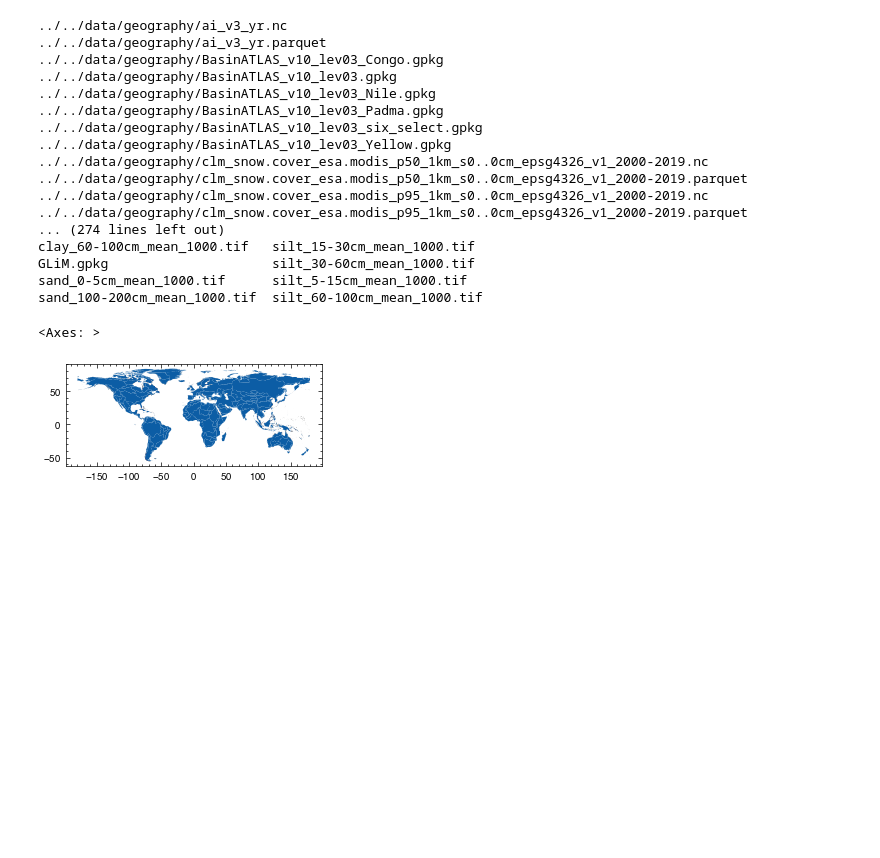
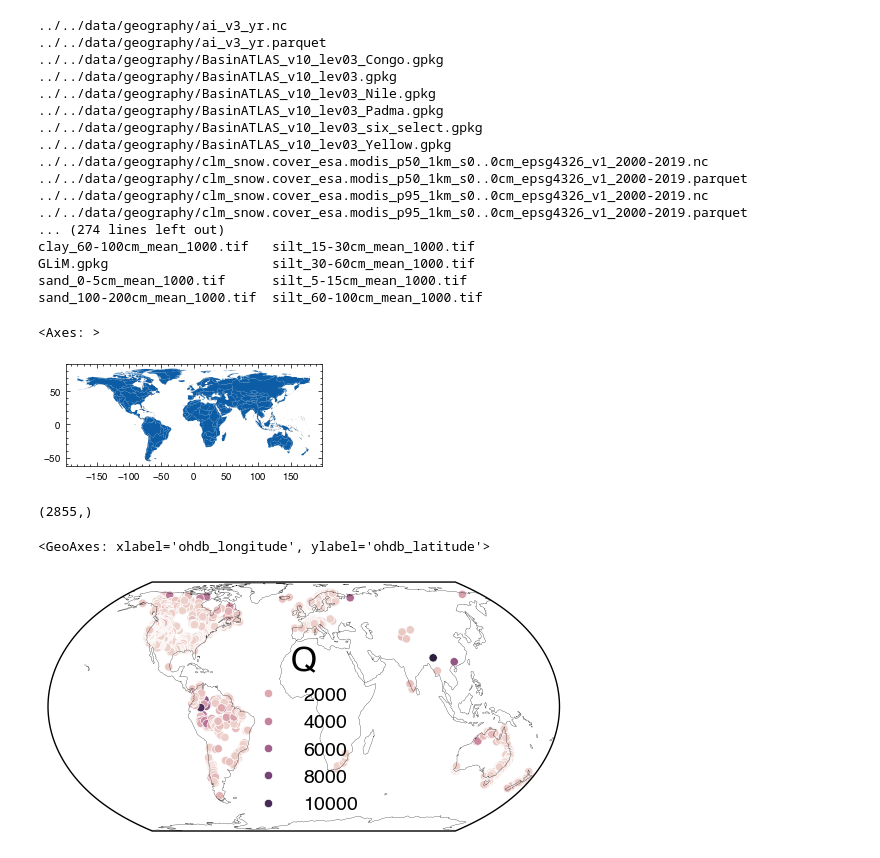
Before and after one commit to zhangboen/lulc_flood, a Jupyter notebook: Untitled.ipynb, the cells around one changed output. Drawn from its saved outputs; the diff is of its cells as text; code cells hidden in the pictures; blank space fills up the shorter version.

```diff
--- a/Untitled.ipynb
+++ b/Untitled.ipynb
@@ -453,3 +453,36 @@ gdf.plot()
 [figure]
 # %%
 !python plot_basin_attr.py
+# %%
+import pymannkendall as mk
+def func(x):
+    urban = x.ImperviousSurface.max()
+    crop = x.crop.max()
+    res = x.res_darea_normalize.max()
+    x1 = x.sort_values('year')
+    mk0 = mk.original_test(x1.ImperviousSurface.values)
+    mk1 = mk.original_test(x1.crop.values)
+    out = pd.Series([urban, crop, res, mk0.slope, mk0.p, mk1.slope, mk1.p], index = [
+        'urban', 'crop', 'res', 'urban_slope', 'urban_p', 'crop_slope', 'crop_p'
+    ])
+    return out
+
+def filter_near_natural_catchment(df):
+    tmp = df.groupby('ohdb_id').apply(func)
+    tmp = tmp.loc[(tmp.urban<5)&(tmp.crop<5)&(tmp.res<5),:].index
+    df = df.loc[df.ohdb_id.isin(tmp),:]
+    return df
+df = pd.read_pickle('../data/Qmax7_final_dataset_annual.pkl')
+df = filter_near_natural_catchment(df)
+df.ohdb_id.unique().shape
+# %% [output]
+(2855,)
+# %%
+df1 = df.groupby(['ohdb_id','ohdb_longitude','ohdb_latitude','climate_label','aridity']).Q.mean().reset_index()
+fig, ax = plt.subplots(subplot_kw={'projection':ccrs.EqualEarth()}, dpi = 200)
+ax.set_global()
+ax.coastlines(lw = .1)
+sns.scatterplot(df1, x = 'ohdb_longitude', y = 'ohdb_latitude', hue = 'Q', ax = ax, transform = ccrs.PlateCarree())
+# %% [output]
+<GeoAxes: xlabel='ohdb_longitude', ylabel='ohdb_latitude'>
+[figure, added]
```
Also changed, not shown: 40 other files.
